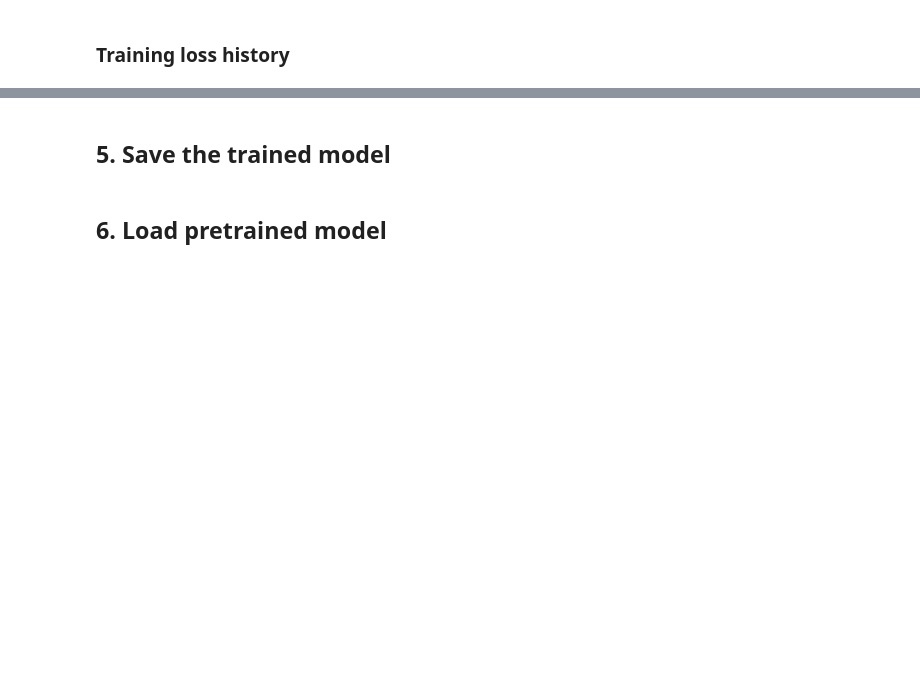
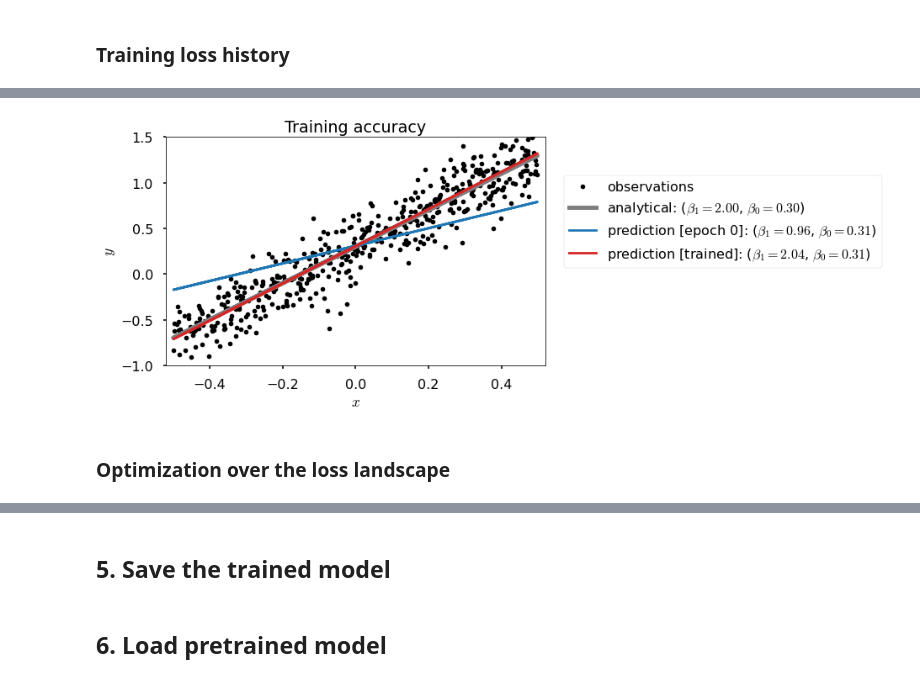
Before and after one commit to lento234/ml-tutorials, a Jupyter notebook: 01-basics/linear_regression.ipynb, the cells around one changed output, grey strips where cells are left out. Cells and saved outputs as stored; diff of their text form; code cells hidden in the pictures; blank space fills up the shorter version.

```diff
--- a/01-basics/linear_regression.ipynb
+++ b/01-basics/linear_regression.ipynb
@@ -171,16 +197,22 @@ ax.set(xlabel='epoch', ylabel='MSE loss',
 # %%
 # Predict
 predict = model(torch.from_numpy(x_train.astype('float32'))).detach().numpy()
-parameters = [param.detach().item() for param in model.parameters()]
 
 # Plot the graph
 fig, ax = plt.subplots()
 ax.plot(x_train, y_train, 'k.', label='observations')
-ax.plot(x_train, x_train*beta_1 + beta_0, 'tab:gray',
+ax.plot(x_train, x_train*beta_1 + beta_0, 'tab:gray', lw=5,
         label=r'analytical: ($\beta_1={:.2f}$, $\beta_0={:.2f}$)'.format(beta_1, beta_0))
+ax.plot(x_train, x_train*history['parameters'][0][0] + history['parameters'][0][1], 'tab:blue',
+        label=r'prediction [epoch 0]: ($\beta_1={:.2f}$, $\beta_0={:.2f}$)'.format(*history['parameters'][0]))
 ax.plot(x_train, predict, 'tab:red',
-        label=r'predicted: ($\beta_1={:.2f}$, $\beta_0={:.2f}$)'.format(*parameters))
+        label=r'prediction [trained]: ($\beta_1={:.2f}$, $\beta_0={:.2f}$)'.format(*history['parameters'][-1]))
 ax.set(xlabel='$x$', ylabel='$y$',
        title='Training accuracy',
-      xlim=(0,1), ylim=(0.1, 2.4));
-ax.legend();
+       xlim=(-0.52,0.52), ylim=(-1.0, 1.5))
+
+fig.legend(loc='right', bbox_to_anchor=(1.6, 0.6));
+# %% [output]
+[figure, added]
+# %% [markdown]
+### Optimization over the loss landscape
```
Also changed, not shown: parts of 11 cells of this notebook, 1 other file.
